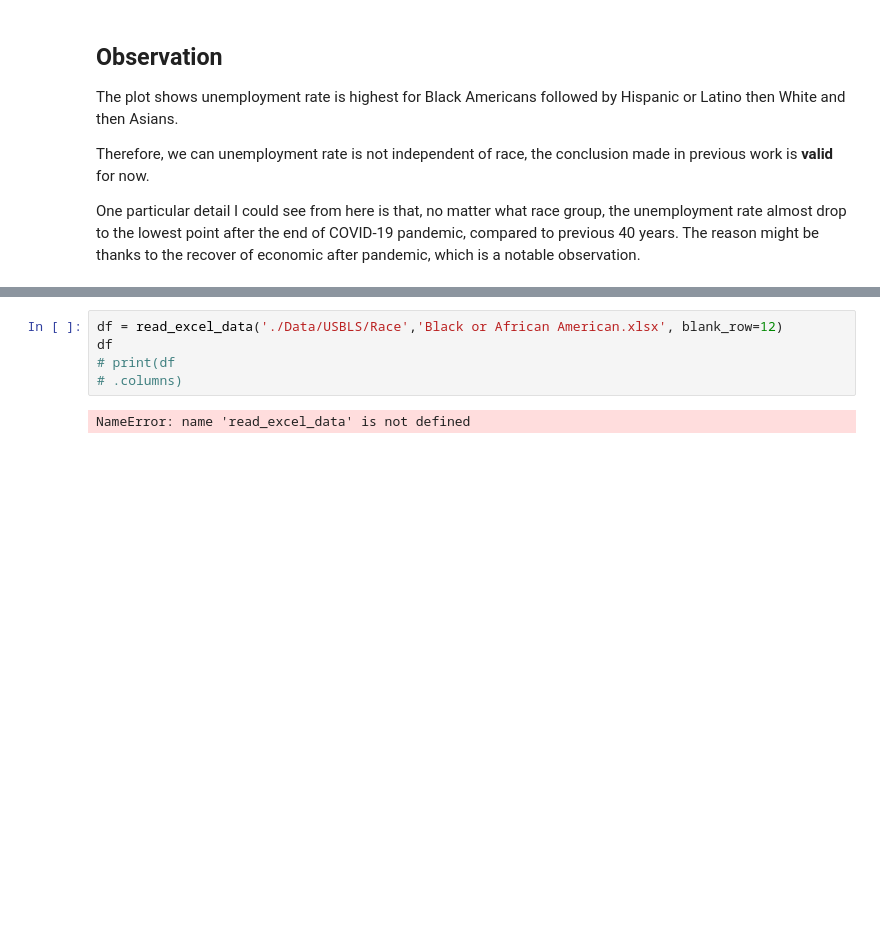
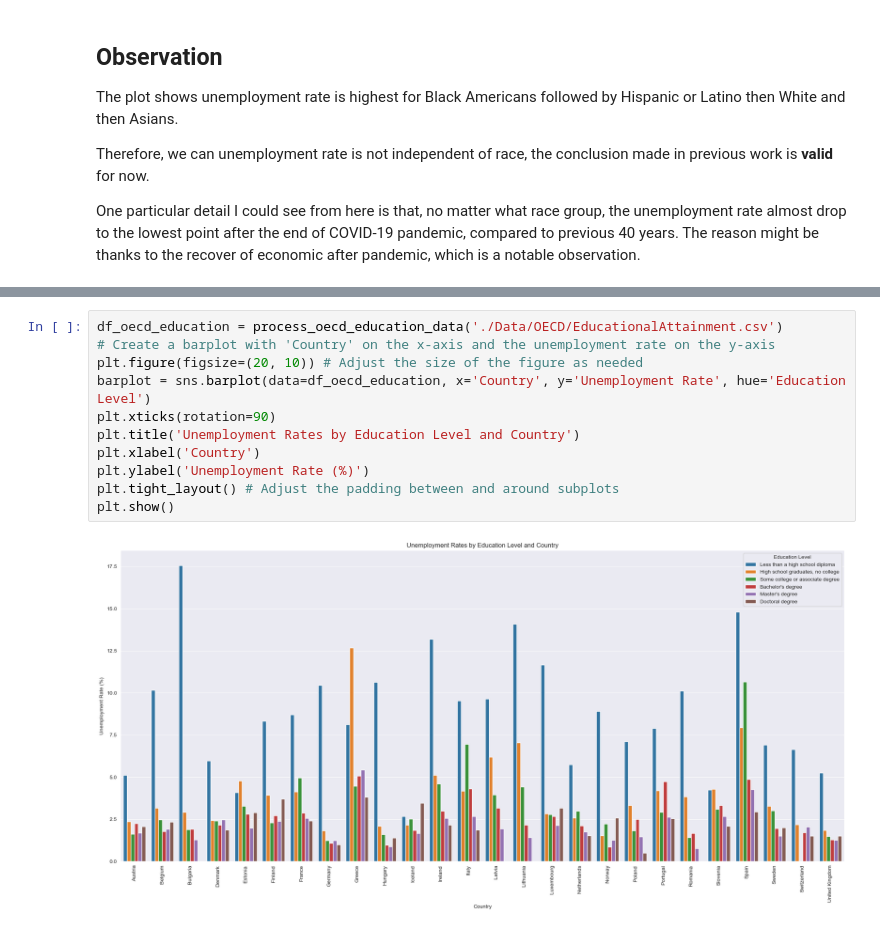
Before and after one commit to Zhen3408/2024Spr_projects, a Jupyter notebook: Final_Project.ipynb, the cells around one changed output, grey strips where cells are left out. Saved outputs shown, nothing was run; the diff lists cells and outputs as text; blank space fills up the shorter version.

```diff
--- a/Final_Project.ipynb
+++ b/Final_Project.ipynb
@@ -154,7 +168,13 @@ plt.show()
 # %%
-df = read_excel_data('./Data/USBLS/Race','Black or African American.xlsx', blank_row=12)
-df
-# print(df
-# .columns)
+df_oecd_education = process_oecd_education_data('./Data/OECD/EducationalAttainment.csv')
+# Create a barplot with 'Country' on the x-axis and the unemployment rate on the y-axis
+plt.figure(figsize=(20, 10)) # Adjust the size of the figure as needed
+barplot = sns.barplot(data=df_oecd_education, x='Country', y='Unemployment Rate', hue='Education Level')
+plt.xticks(rotation=90)
+plt.title('Unemployment Rates by Education Level and Country')
+plt.xlabel('Country')
+plt.ylabel('Unemployment Rate (%)')
+plt.tight_layout() # Adjust the padding between and around subplots
+plt.show()
 # %% [output]
-NameError: name 'read_excel_data' is not defined
+[figure, added]
```
Also changed, not shown: parts of 19 cells of this notebook, 3 other files.
